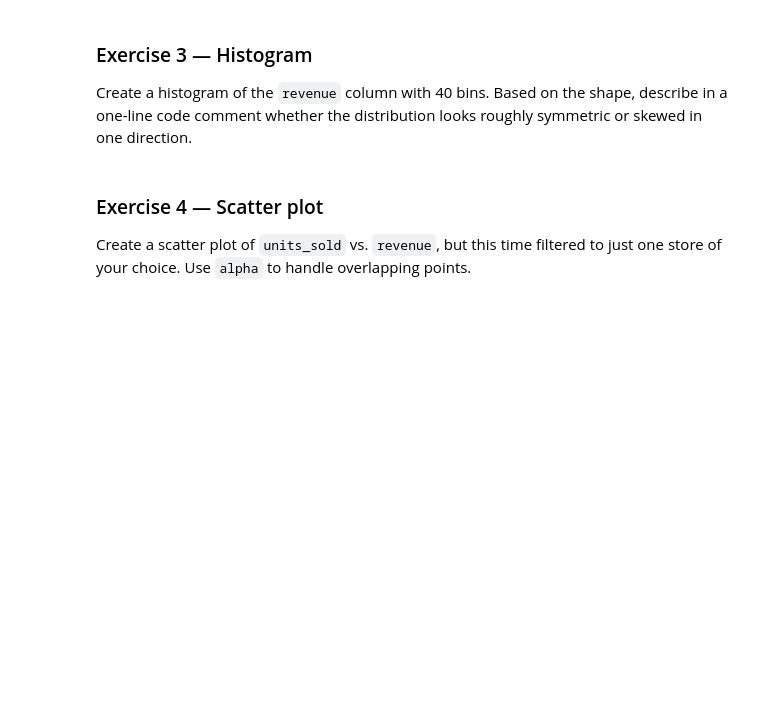
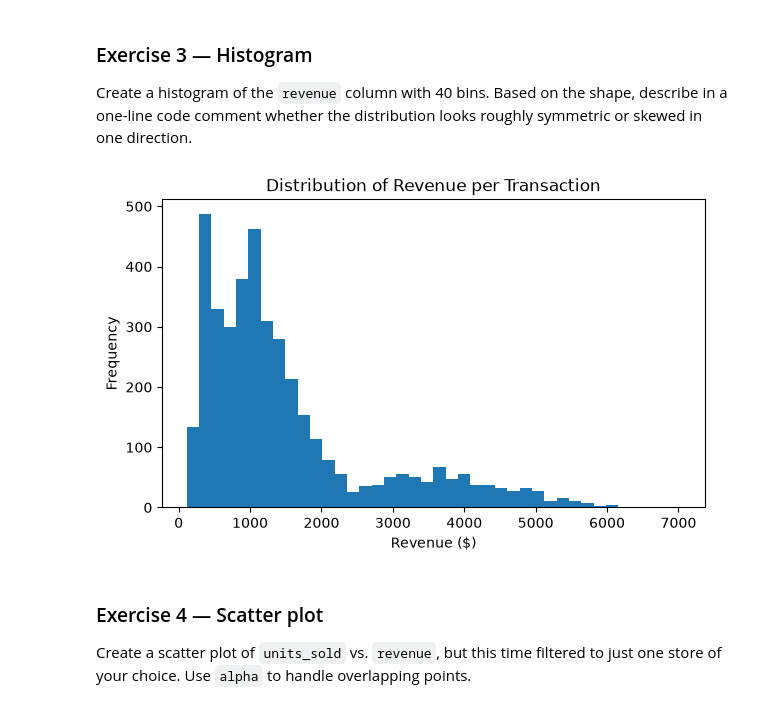
Before and after one commit to NicolasVA90/DSA_504_excercise, a Jupyter notebook: DSA504_Class8_Visualization_I_matplotlib.ipynb, the cells around one changed output. Cells and saved outputs as stored; diff of their text form; code cells hidden in the pictures; blank space fills up the shorter version.

```diff
--- a/DSA504_Class8_Visualization_I_matplotlib.ipynb
+++ b/DSA504_Class8_Visualization_I_matplotlib.ipynb
@@ -197,7 +247,16 @@ Create a bar plot showing average `revenue` per category (not total — use `.me
 ### Exercise 3 — Histogram
 Create a histogram of the `revenue` column with 40 bins. Based on the shape, describe in a one-line code comment whether the distribution looks roughly symmetric or skewed in one direction.
 # %%
-# Exercise 3 — your code here
+# Exercise 3 — Histogram
+fig, ax = plt.subplots(figsize=(7, 4))
+ax.hist(sales["revenue"], bins=40)
+# The revenue distribution is right-skewed, featuring a long tail of higher-value transactions.
+ax.set_title("Distribution of Revenue per Transaction")
+ax.set_xlabel("Revenue ($)")
+ax.set_ylabel("Frequency")
+plt.show()
+# %% [output]
+[figure, added]
 # %% [markdown]
 ### Exercise 4 — Scatter plot
 Create a scatter plot of `units_sold` vs. `revenue`, but this time filtered to just one store of your choice. Use `alpha` to handle overlapping points.
```
Also changed, not shown: parts of 15 cells of this notebook, 1 other file.
